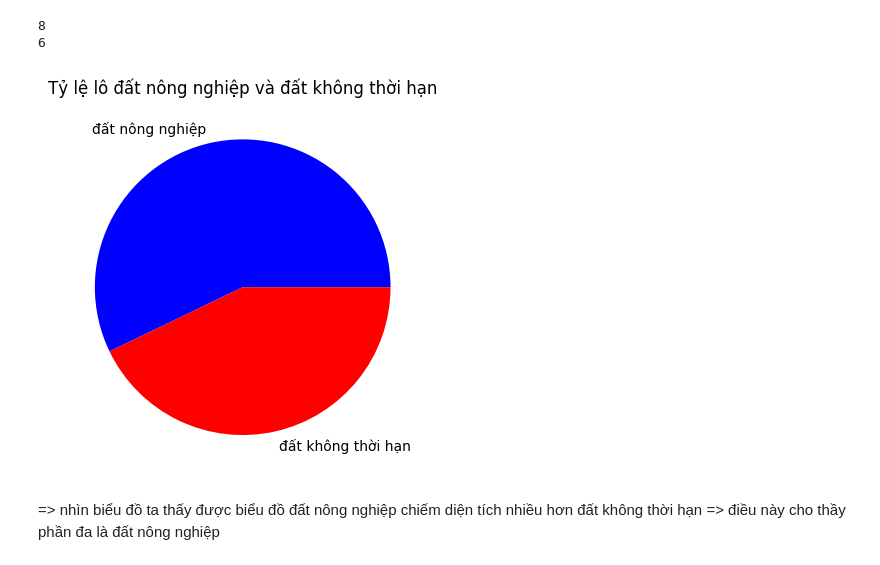
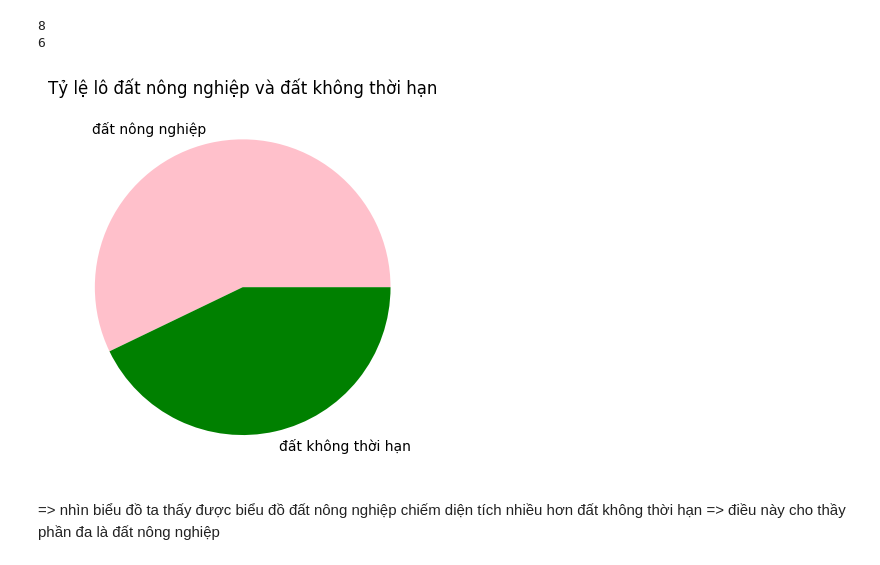
Before and after one commit to sjsjsmsmsj/TKMT, a Jupyter notebook: OnThiGiuaKi/De1/LoiGiai.ipynb, the cells around one changed output. Cells and saved outputs as stored; diff of their text form; code cells hidden in the pictures.

Commit message:
add image

```diff
--- a/OnThiGiuaKi/De1/LoiGiai.ipynb
+++ b/OnThiGiuaKi/De1/LoiGiai.ipynb
@@ -69,11 +69,11 @@ print(dat_kth)
 # => bởi vì biểu đồ pie nên ta cần truyền vào 2 biến số
 # %%
 import matplotlib.pyplot as plt
-plt.pie([dat_nong_nghiep, dat_kth], labels=['đất nông nghiệp', 'đất không thời hạn'], colors=['blue', 'red'])
+plt.pie([dat_nong_nghiep, dat_kth], labels=['đất nông nghiệp', 'đất không thời hạn'], colors=['pink', 'green'])
 plt.title("Tỷ lệ lô đất nông nghiệp và đất không thời hạn")
 plt.show()
 # %% [output]
-[figure, old version]
+[figure, new version]
 # %% [markdown]
 => nhìn biểu đồ ta thấy được biểu đồ đất nông nghiệp chiếm diện tích nhiều hơn đất không thời hạn
 => điều này cho thầy phần đa là đất nông nghiệp
```
Also changed, not shown: parts of 1 cell of this notebook, 1 other file.
